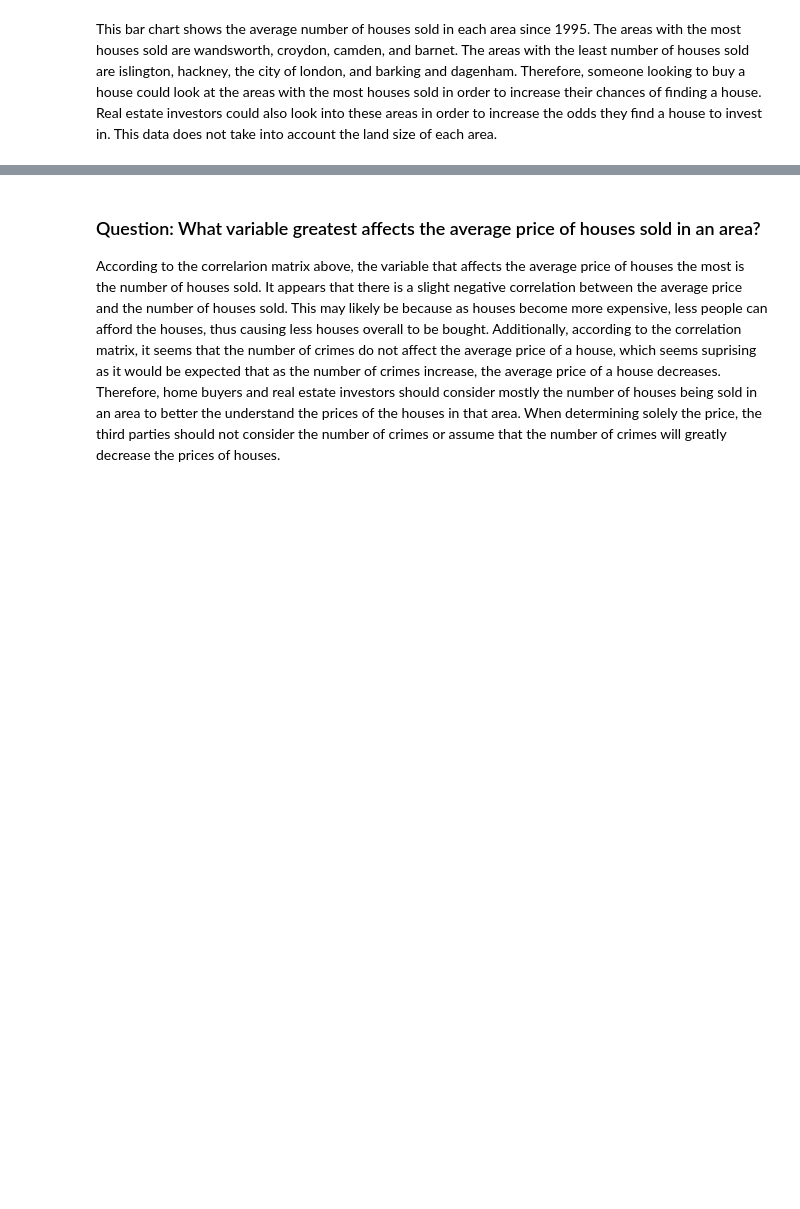
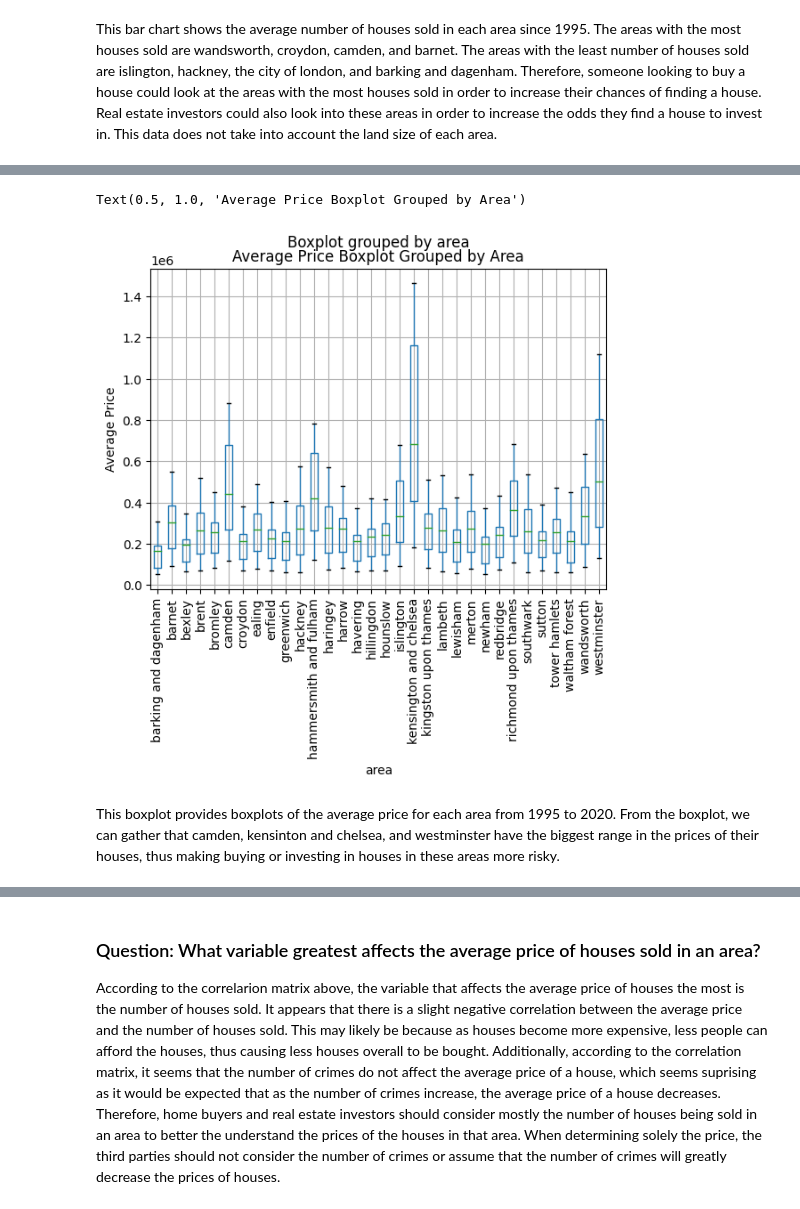
Before and after one commit to bennyandthejetss/ML_Lab1, a Jupyter notebook: Lab1.ipynb, the cells around one changed output, grey strips where cells are left out. Drawn from its saved outputs; the diff is of its cells as text; code cells hidden in the pictures; blank space fills up the shorter version.

```diff
--- a/Lab1.ipynb
+++ b/Lab1.ipynb
@@ -220,6 +220,17 @@ From this boxplot we can see that the "city of london" area seems like an outlie
 # Remove "city of london" data
 df_imputed_sic = df_imputed_sic.loc[df["area"] != "city of london" ]
 df_grouped = df_imputed_sic.groupby(by='area')
+# %%
+ax = df_imputed_sic.boxplot(column='average_price', by = 'area') # group by class
+plt.ylabel('Average Price')
+plt.xticks(rotation=90)
+plt.title('Average Price Boxplot Grouped by Area')
+#ax.set_yscale('log')
+# %% [output]
+Text(0.5, 1.0, 'Average Price Boxplot Grouped by Area')
+[figure, added]
+# %% [markdown]
+This boxplot provides boxplots of the average price for each area from 1995 to 2020. From the boxplot, we can gather that camden, kensinton and chelsea, and westminster have the biggest range in the prices of their houses, thus making buying or investing in houses in these areas more risky.
 # %%
 # plot the correlation matrix
 vars_to_use = ['average_price', 'houses_sold', 'no_of_crimes'] # pick vars
```
Also changed, not shown: parts of 10 cells of this notebook.
